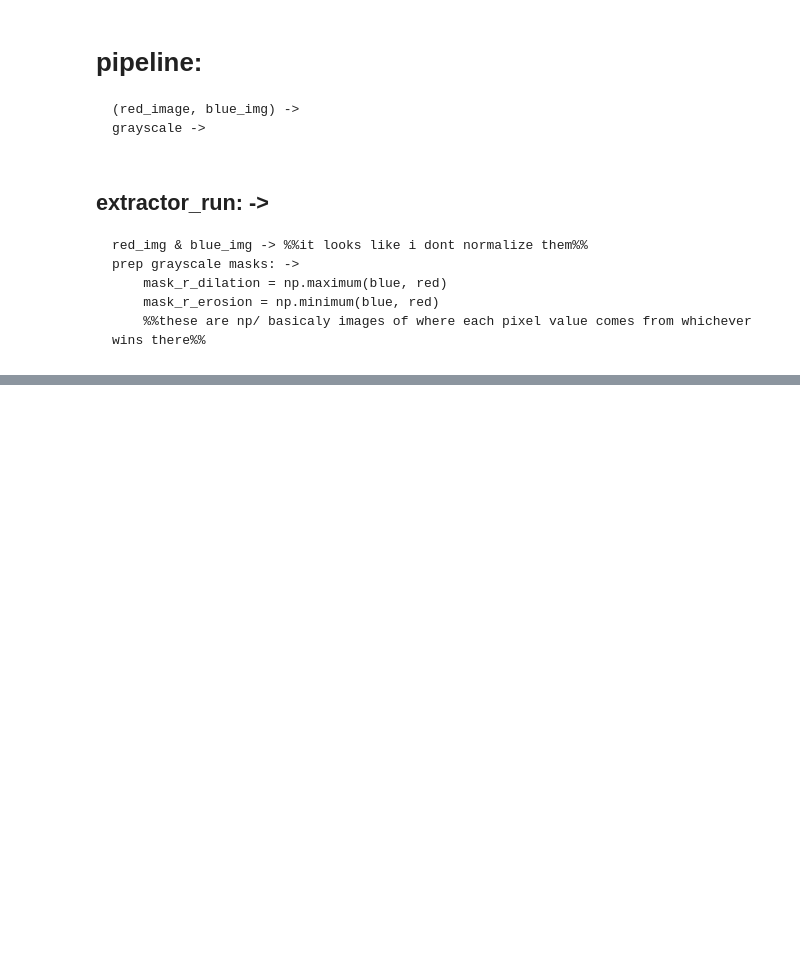
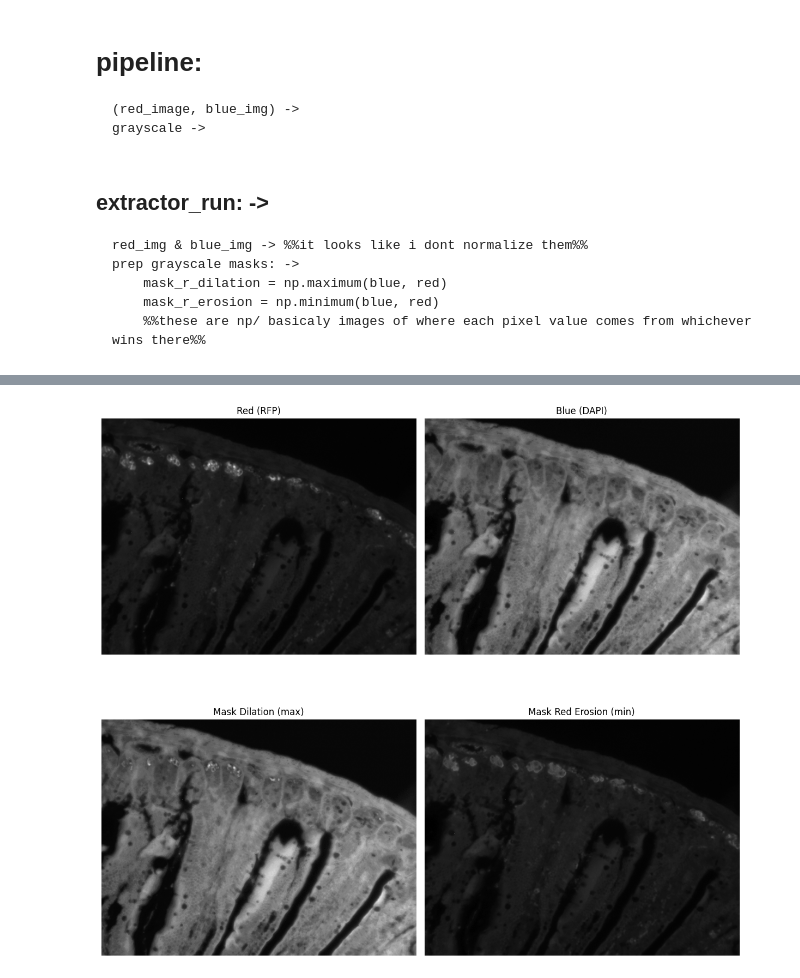
Before and after one commit to pbert5/lysozyme-stain-quantification, a Jupyter notebook: docs/pipelineTheory.ipynb, the cells around one changed output, grey strips where cells are left out. Drawn from its saved outputs; the diff is of its cells as text; code cells hidden in the pictures; blank space fills up the shorter version.

```diff
--- a/docs/pipelineTheory.ipynb
+++ b/docs/pipelineTheory.ipynb
@@ -196,0 +155,33 @@ background_tissue_intensity, average_crypt_intensity
+# %%
+import numpy as np
+from skimage.segmentation import watershed
+from scipy.ndimage import label as ndi_label, distance_transform_edt
+import cv2
+from skimage import morphology
+import matplotlib.pyplot as plt
+
+
+# Build RGB display image to match notebook exactly
+disp = build_rgb(red_img, blue_img)
+
+# Extract red and blue channels from the RGB display (this is key!)
+# This matches the notebook: red = disp[...,0].astype(np.float32)
+red = disp[..., 0].astype(np.float32)
+blue = disp[..., 2].astype(np.float32)
+
+
+# Simple morphological reconstruction style differences (matching notebook exactly)
+mask_r_dilation = np.maximum(blue, red)
+mask_r_erosion = np.minimum(blue, red)
+
+fig, axes = plt.subplots(2, 2, figsize=(12, 12))
+axes[0,0].imshow(red, cmap='gray'); axes[0,0].set_title('Red (RFP)')
+axes[0,1].imshow(blue, cmap='gray'); axes[0,1].set_title('Blue (DAPI)')
+axes[1,0].imshow(mask_r_dilation, cmap='gray'); axes[1,0].set_title('Mask Dilation (max)')
+axes[1,1].imshow(mask_r_erosion, cmap='gray'); axes[1,1].set_title('Mask Red Erosion (min)')
+for ax in axes.ravel():
+    ax.axis('off')
+plt.tight_layout()
+plt.show()
+# %% [output]
+[figure, added]
```
Also changed, not shown: parts of 7 cells of this notebook.
